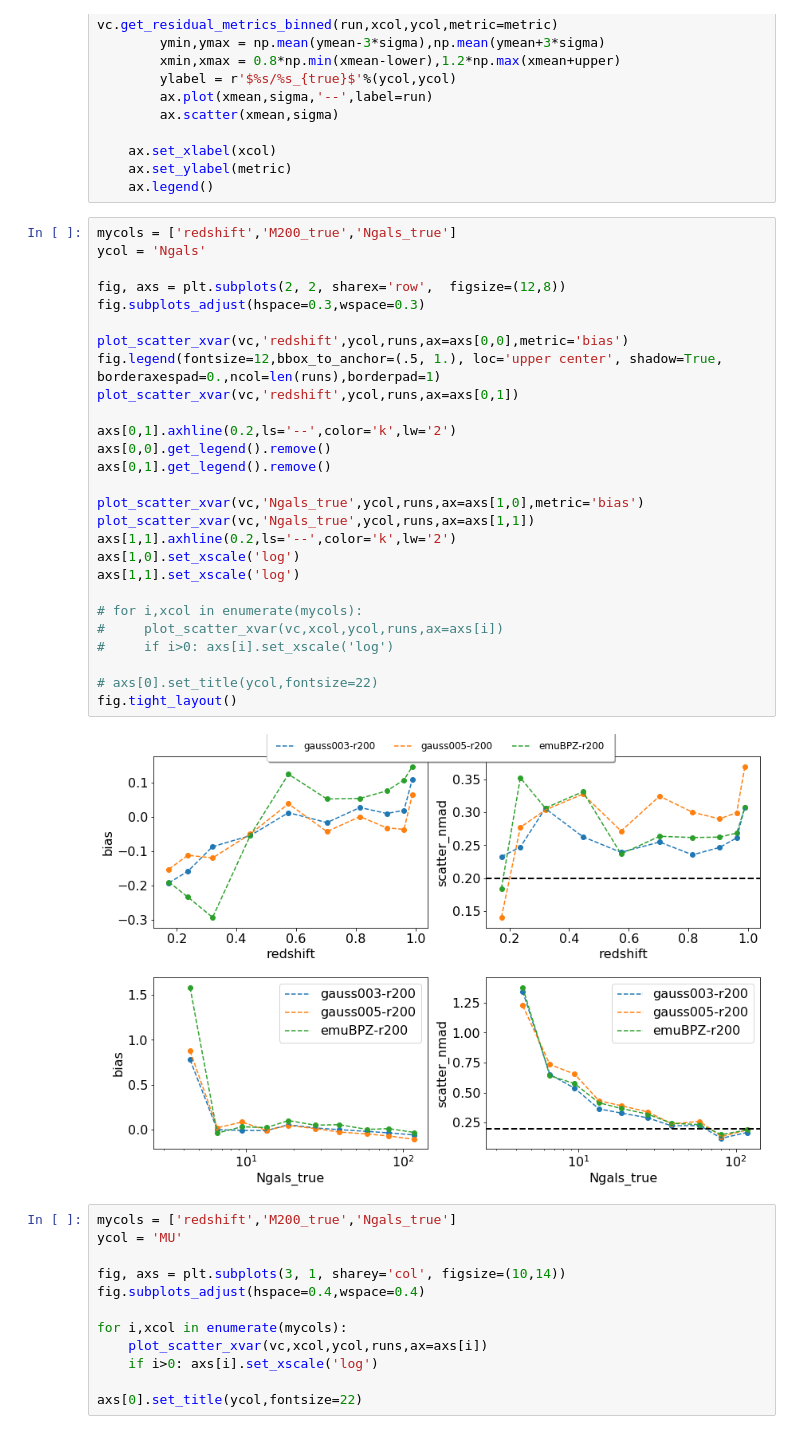
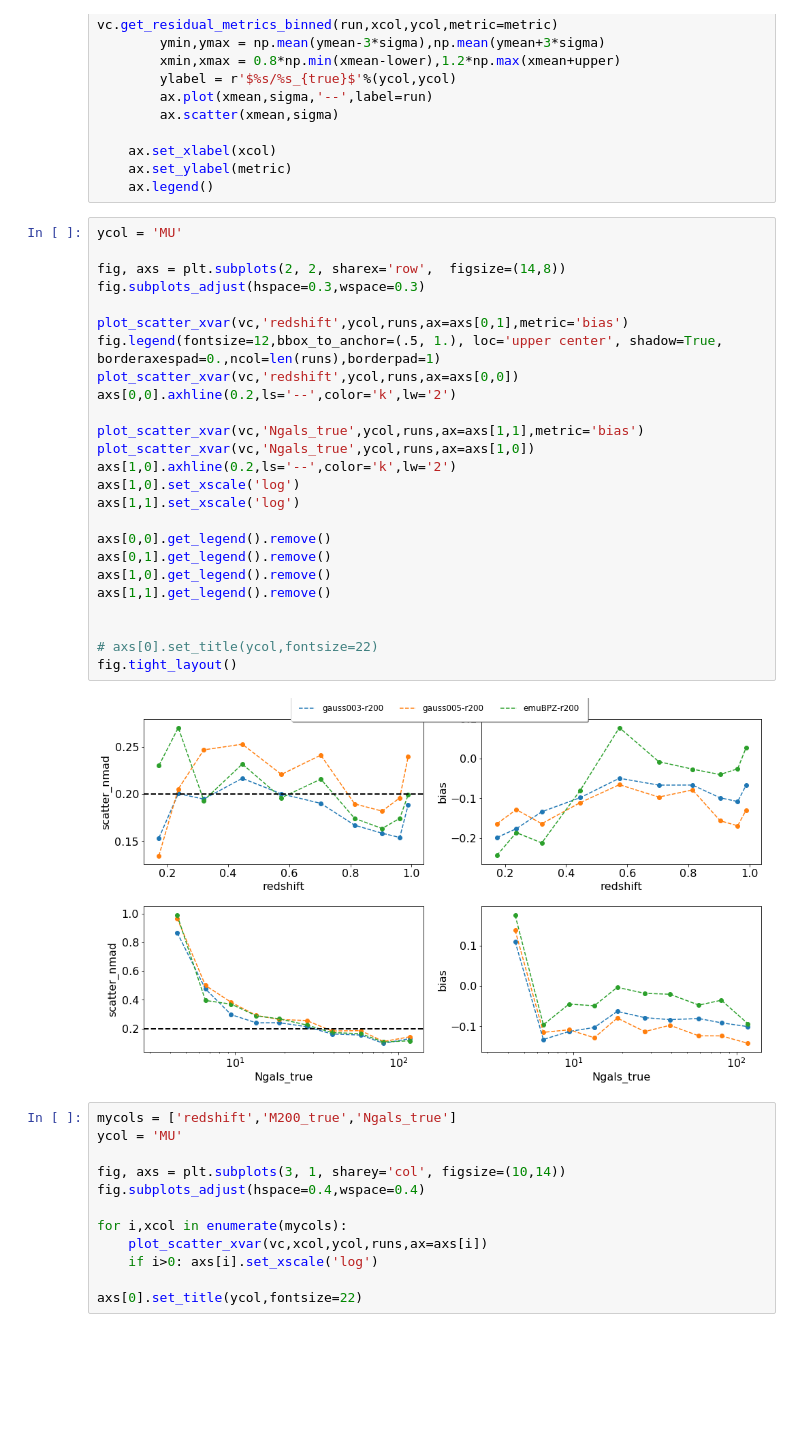
Before and after one commit to estevesjh/ccopa, a Jupyter notebook: notebooks/newClusters-multiple-runs.ipynb, the cells around one changed output. Drawn from its saved outputs; the diff is of its cells as text; blank space fills up the shorter version.

```diff
--- a/notebooks/newClusters-multiple-runs.ipynb
+++ b/notebooks/newClusters-multiple-runs.ipynb
@@ -249,34 +249,32 @@ def plot_scatter_xvar(vc,xcol,ycol,runs,ax=None,metric='scatter_nmad'):
     ax.set_ylabel(metric)
     ax.legend()
 # %%
-mycols = ['redshift','M200_true','Ngals_true']
-ycol = 'Ngals'
+ycol = 'MU'
 
-fig, axs = plt.subplots(2, 2, sharex='row',  figsize=(12,8))
+fig, axs = plt.subplots(2, 2, sharex='row',  figsize=(14,8))
 fig.subplots_adjust(hspace=0.3,wspace=0.3)
 
-plot_scatter_xvar(vc,'redshift',ycol,runs,ax=axs[0,0],metric='bias')
+plot_scatter_xvar(vc,'redshift',ycol,runs,ax=axs[0,1],metric='bias')
 fig.legend(fontsize=12,bbox_to_anchor=(.5, 1.), loc='upper center', shadow=True, borderaxespad=0.,ncol=len(runs),borderpad=1)
-plot_scatter_xvar(vc,'redshift',ycol,runs,ax=axs[0,1])
+plot_scatter_xvar(vc,'redshift',ycol,runs,ax=axs[0,0])
+axs[0,0].axhline(0.2,ls='--',color='k',lw='2')
 
-axs[0,1].axhline(0.2,ls='--',color='k',lw='2')
-axs[0,0].get_legend().remove()
-axs[0,1].get_legend().remove()
-
-plot_scatter_xvar(vc,'Ngals_true',ycol,runs,ax=axs[1,0],metric='bias')
-plot_scatter_xvar(vc,'Ngals_true',ycol,runs,ax=axs[1,1])
-axs[1,1].axhline(0.2,ls='--',color='k',lw='2')
+plot_scatter_xvar(vc,'Ngals_true',ycol,runs,ax=axs[1,1],metric='bias')
+plot_scatter_xvar(vc,'Ngals_true',ycol,runs,ax=axs[1,0])
+axs[1,0].axhline(0.2,ls='--',color='k',lw='2')
 axs[1,0].set_xscale('log')
 axs[1,1].set_xscale('log')
 
-# for i,xcol in enumerate(mycols):
-#     plot_scatter_xvar(vc,xcol,ycol,runs,ax=axs[i])
-#     if i>0: axs[i].set_xscale('log')
+axs[0,0].get_legend().remove()
+axs[0,1].get_legend().remove()
+axs[1,0].get_legend().remove()
+axs[1,1].get_legend().remove()
+
 
 # axs[0].set_title(ycol,fontsize=22)
 fig.tight_layout()
 # %% [output]
-[figure, old version]
+[figure, new version]
 # %%
 mycols = ['redshift','M200_true','Ngals_true']
 ycol = 'MU'
```
Also changed, not shown: parts of 1 cell of this notebook, 4 other files.
